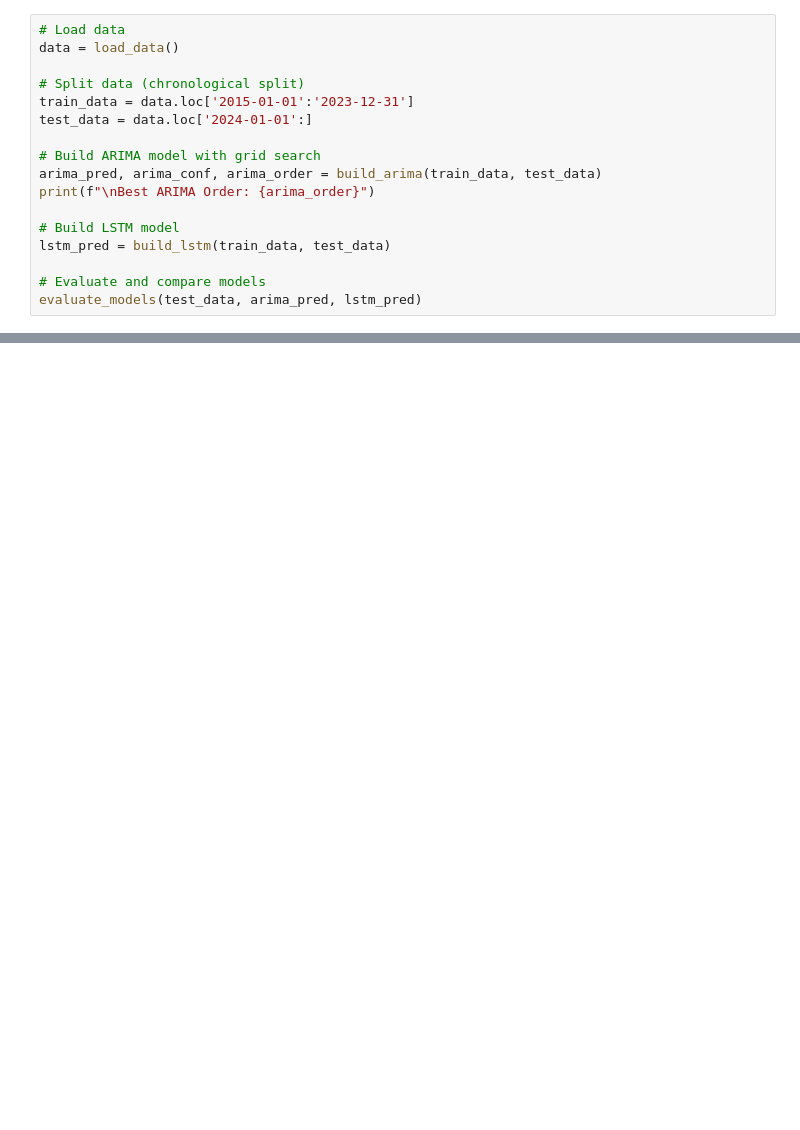
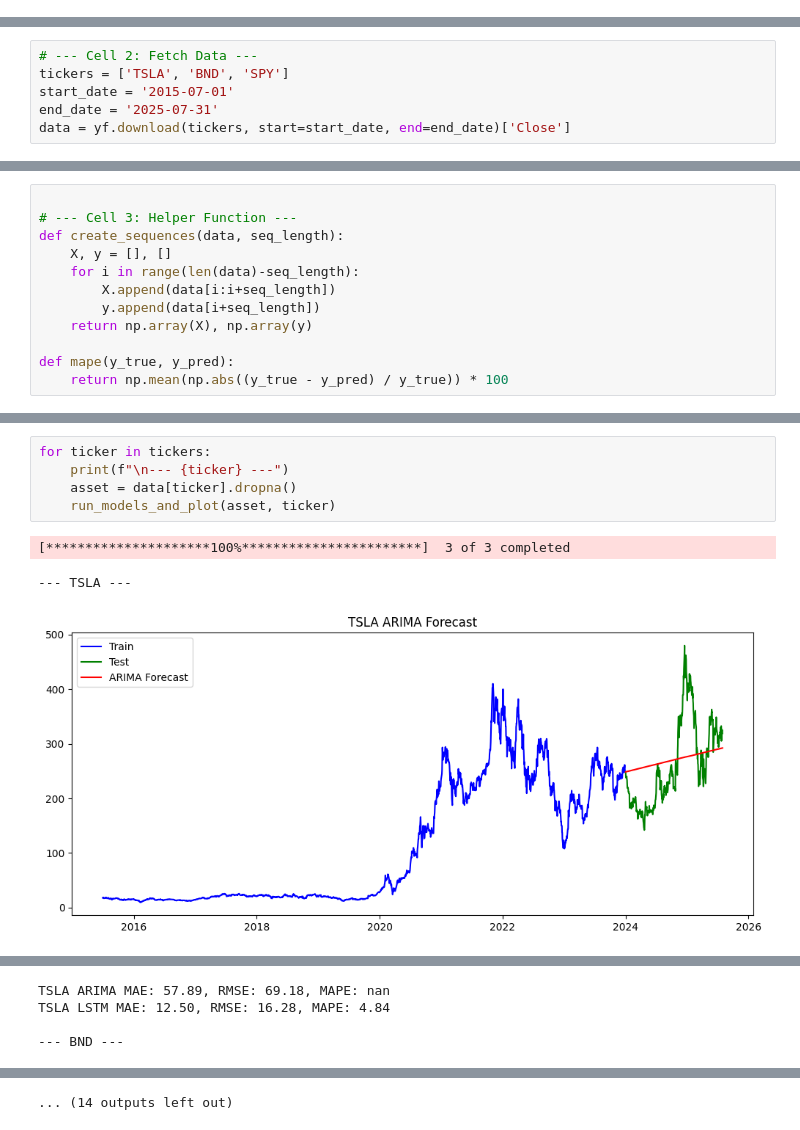
Before and after one commit to Crackingastro/Week-11, a Jupyter notebook: model.ipynb, the cells around one changed output, grey strips where cells are left out. Cells and saved outputs as stored; diff of their text form; blank space fills up the shorter version.

Commit message:
feat: model prediction corrected and perfected to make nice

```diff
--- a/model.ipynb
+++ b/model.ipynb
@@ -159,17 +12,0 @@ def evaluate_models(test_data, arima_pred, lstm_pred):
-# %%
-# Load data
-data = load_data()
-
-# Split data (chronological split)
-train_data = data.loc['2015-01-01':'2023-12-31']
-test_data = data.loc['2024-01-01':]
-
-# Build ARIMA model with grid search
-arima_pred, arima_conf, arima_order = build_arima(train_data, test_data)
-print(f"\nBest ARIMA Order: {arima_order}")
-
-# Build LSTM model
-lstm_pred = build_lstm(train_data, test_data)
-
-# Evaluate and compare models
-evaluate_models(test_data, arima_pred, lstm_pred)
@@ -194,0 +13,6 @@ LSTM    640.75   884.70   5.09%
+# %%
+# --- Cell 2: Fetch Data ---
+tickers = ['TSLA', 'BND', 'SPY']
+start_date = '2015-07-01'
+end_date = '2025-07-31'
+data = yf.download(tickers, start=start_date, end=end_date)['Close']
@@ -194,0 +21,12 @@ LSTM    640.75   884.70   5.09%
+# %%
+
+# --- Cell 3: Helper Function ---
+def create_sequences(data, seq_length):
+    X, y = [], []
+    for i in range(len(data)-seq_length):
+        X.append(data[i:i+seq_length])
+        y.append(data[i+seq_length])
+    return np.array(X), np.array(y)
+
+def mape(y_true, y_pred):
+    return np.mean(np.abs((y_true - y_pred) / y_true)) * 100
@@ -194,0 +126,9 @@ LSTM    640.75   884.70   5.09%
+# %%
+for ticker in tickers:
+    print(f"\n--- {ticker} ---")
+    asset = data[ticker].dropna()
+    run_models_and_plot(asset, ticker)
+# %% [output]
+[*********************100%***********************]  3 of 3 completed
+--- TSLA ---
+[figure, added]
@@ -194,0 +141,4 @@ LSTM    640.75   884.70   5.09%
+TSLA ARIMA MAE: 57.89, RMSE: 69.18, MAPE: nan
+TSLA LSTM MAE: 12.50, RMSE: 16.28, MAPE: 4.84
+
+--- BND ---
@@ -194,0 +147 @@ LSTM    640.75   884.70   5.09%
+... (14 outputs left out)
```
Also changed, not shown: parts of 11 cells of this notebook.
